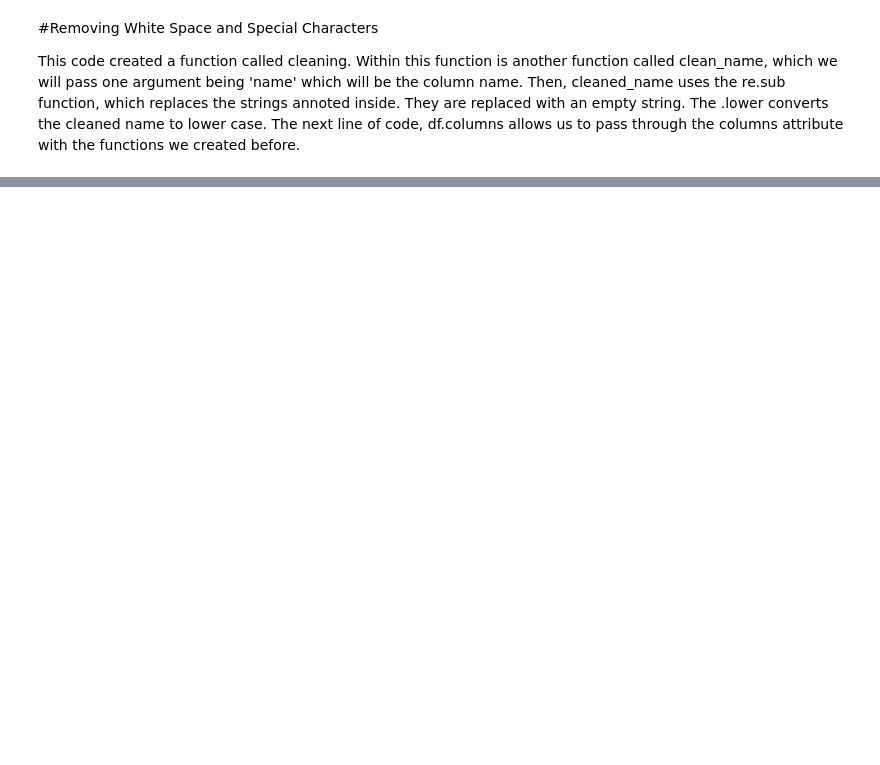
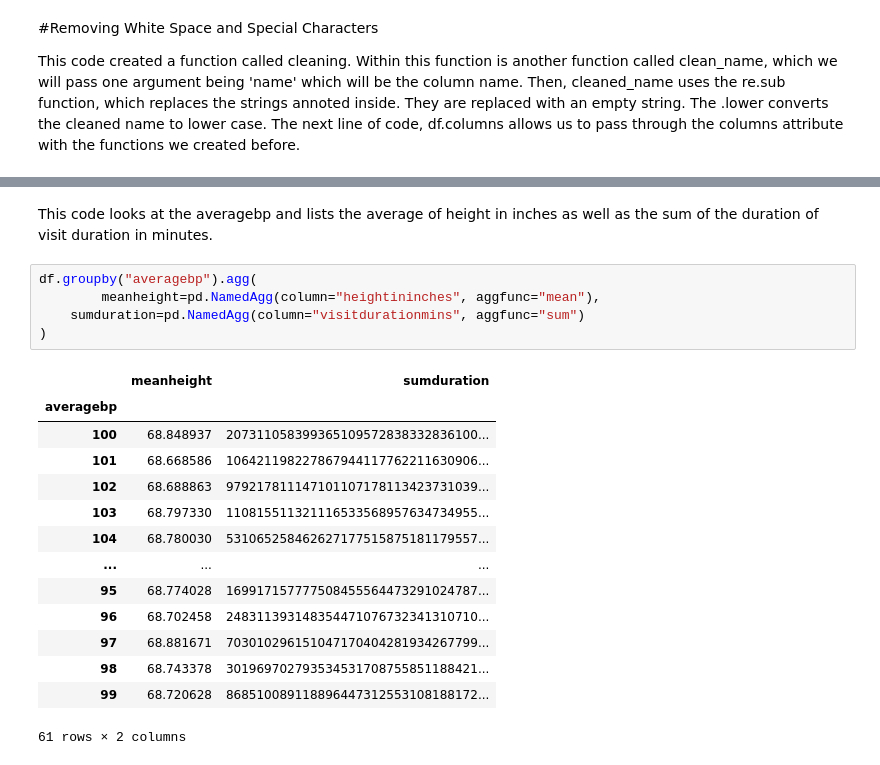
Before and after one commit to jas-tang/datasci_2_manipulation, a Jupyter notebook: datasci_2_manipulation.ipynb, the cells around one changed output, grey strips where cells are left out. Saved outputs shown, nothing was run; the diff lists cells and outputs as text; blank space fills up the shorter version.

```diff
--- a/datasci_2_manipulation.ipynb
+++ b/datasci_2_manipulation.ipynb
@@ -126,0 +226,22 @@ df
+# %% [markdown]
+This code looks at the averagebp and lists the average of height in inches as well as the sum of the duration of visit duration in minutes.
+# %%
+df.groupby("averagebp").agg(
+        meanheight=pd.NamedAgg(column="heightininches", aggfunc="mean"),
+    sumduration=pd.NamedAgg(column="visitdurationmins", aggfunc="sum")
+)
+# %% [output]
+|  | meanheight | sumduration |
+| averagebp |  |  |
+| 100 | 68.848937 | 207311058399365109572838332836100... |
+| 101 | 68.668586 | 106421198227867944117762211630906... |
+| 102 | 68.688863 | 979217811147101107178113423731039... |
+| 103 | 68.797330 | 110815511321116533568957634734955... |
+| 104 | 68.780030 | 531065258462627177515875181179557... |
+| ... | ... | ... |
+| 95 | 68.774028 | 169917157777508455564473291024787... |
+| 96 | 68.702458 | 248311393148354471076732341310710... |
+| 97 | 68.881671 | 703010296151047170404281934267799... |
+| 98 | 68.743378 | 301969702793534531708755851188421... |
+| 99 | 68.720628 | 868510089118896447312553108188172... |
+61 rows × 2 columns
```
Also changed, not shown: parts of 13 cells of this notebook.
